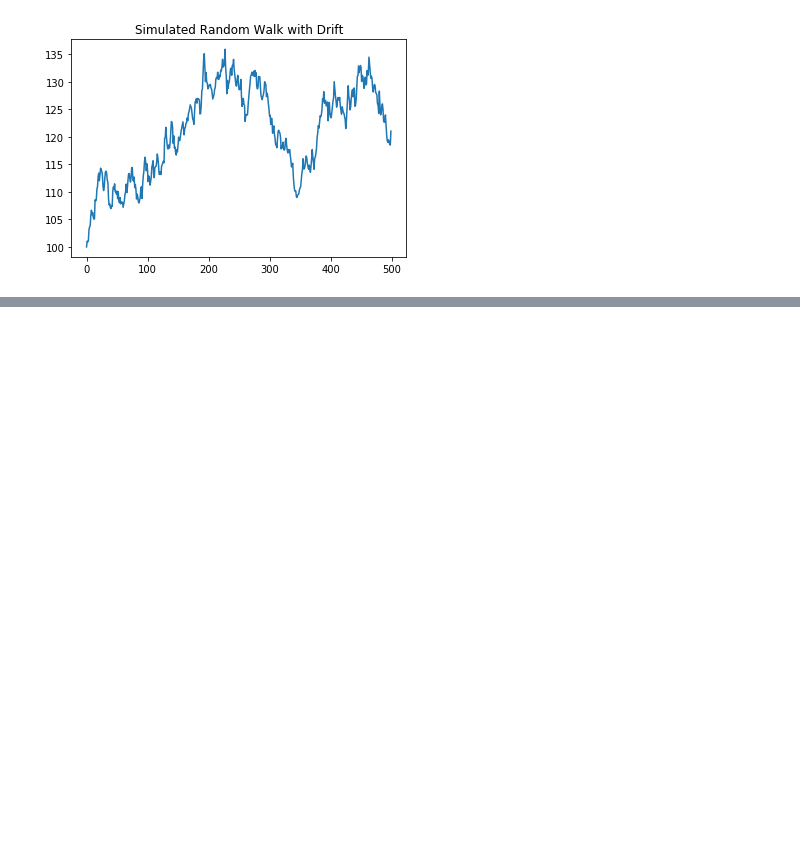
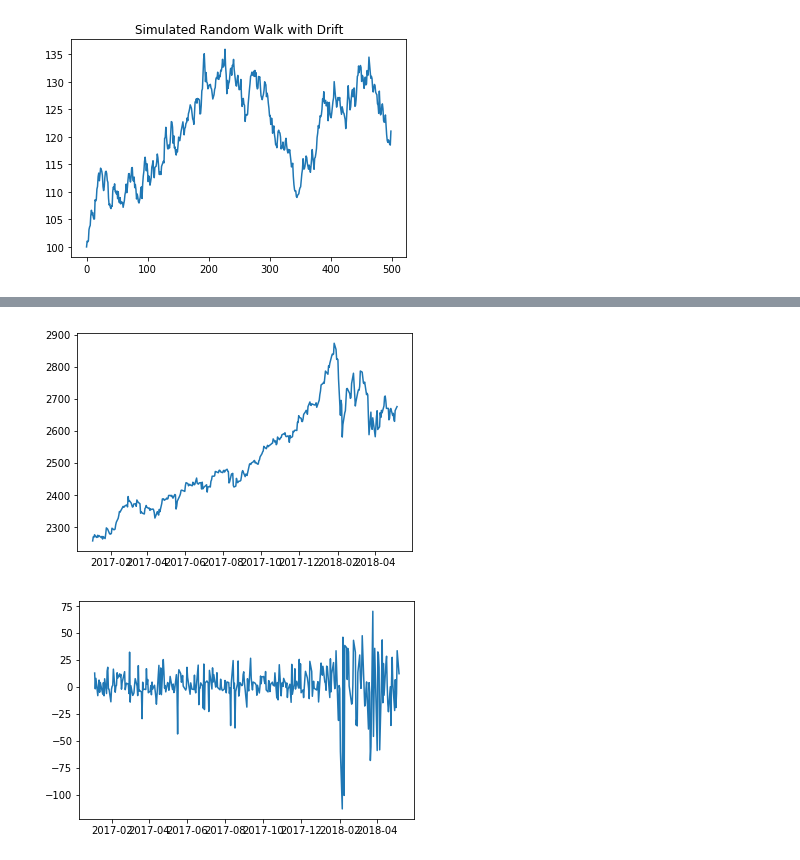
Before and after one commit to Grantmac75/Random_Projects, a Jupyter notebook: Time_Series_For_Stocks.ipynb, the cells around one changed output, grey strips where cells are left out. Saved outputs shown, nothing was run; the diff lists cells and outputs as text; code cells hidden in the pictures; blank space fills up the shorter version.

```diff
--- a/Time_Series_For_Stocks.ipynb
+++ b/Time_Series_For_Stocks.ipynb
@@ -215,0 +227,11 @@ plt.show()
+# %%
+# Creates the first different of the SPX data
+SPX_diff = SPX['Adj Close'].diff()
+
+plt.plot(SPX['Adj Close'])
+plt.show()
+plt.plot(SPX_diff)
+plt.show()
+# %% [output]
+[figure, added]
+[figure, added]
```
Also changed, not shown: parts of 8 cells of this notebook.
